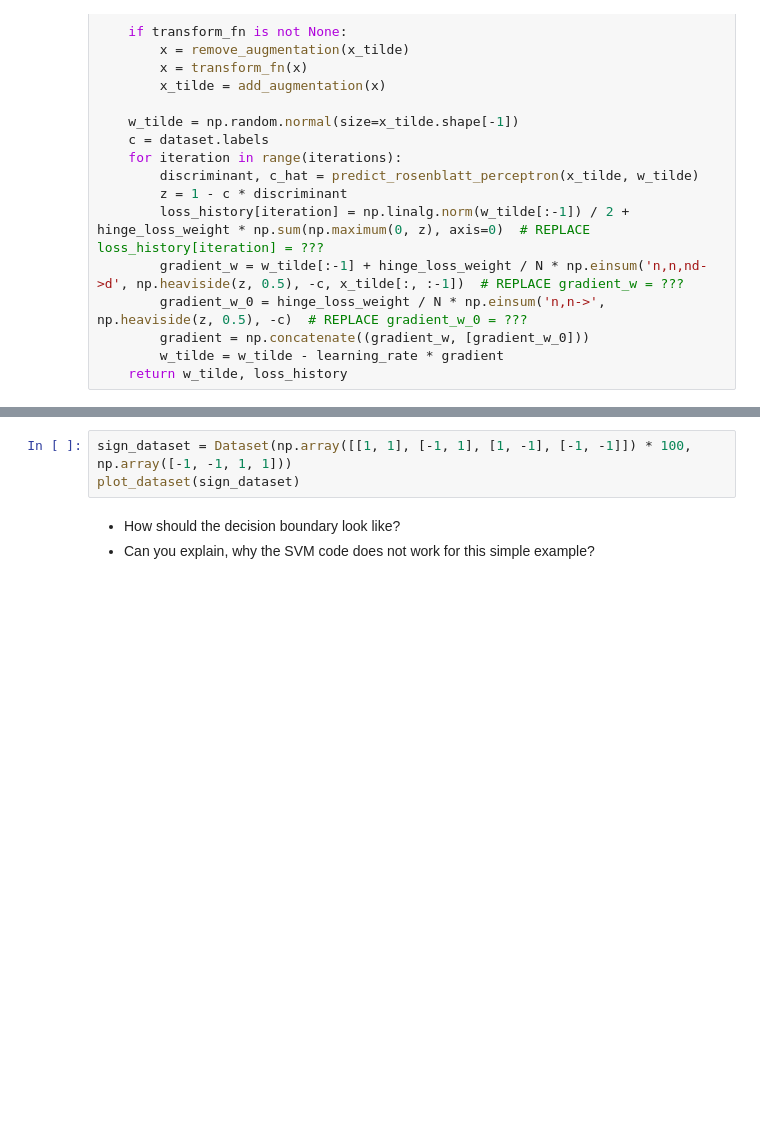
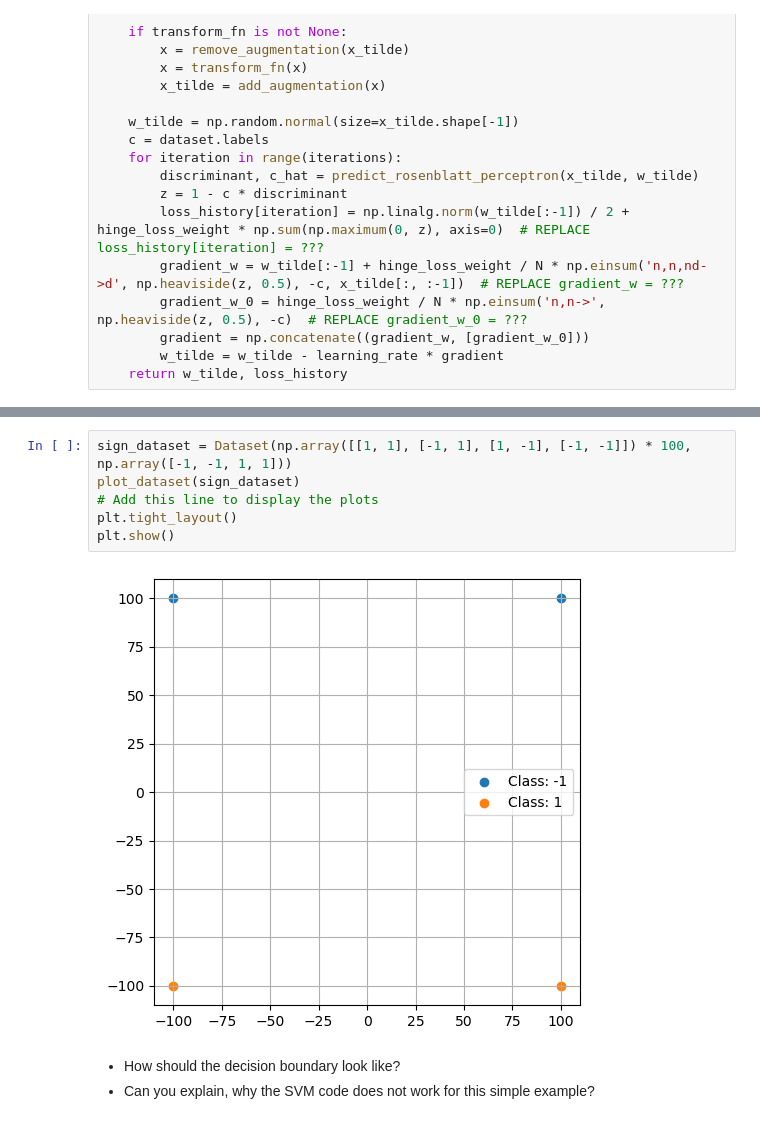
Before and after one commit to saadmann18/statistical-and-machine-learning-exercises, a Jupyter notebook: Exercise/Practice 3 Rosenblatt perceptron and SVM/p3_WorkedExample.ipynb, the cells around one changed output, grey strips where cells are left out. Cells and saved outputs as stored; diff of their text form; blank space fills up the shorter version.

```diff
--- a/Exercise/Practice 3 Rosenblatt perceptron and SVM/p3_WorkedExample.ipynb
+++ b/Exercise/Practice 3 Rosenblatt perceptron and SVM/p3_WorkedExample.ipynb
@@ -691,6 +701,11 @@ Learned weights (including bias as last element): [4.6600147  0.02686743]
 # %%
 sign_dataset = Dataset(np.array([[1, 1], [-1, 1], [1, -1], [-1, -1]]) * 100, np.array([-1, -1, 1, 1]))
 plot_dataset(sign_dataset)
+# Add this line to display the plots
+plt.tight_layout()
+plt.show()
+# %% [output]
+[figure, added]
 # %% [markdown]
 - How should the decision boundary look like?
 - Can you explain, why the SVM code does not work for this simple example?
```
Also changed, not shown: parts of 7 cells of this notebook, 1 other file.
